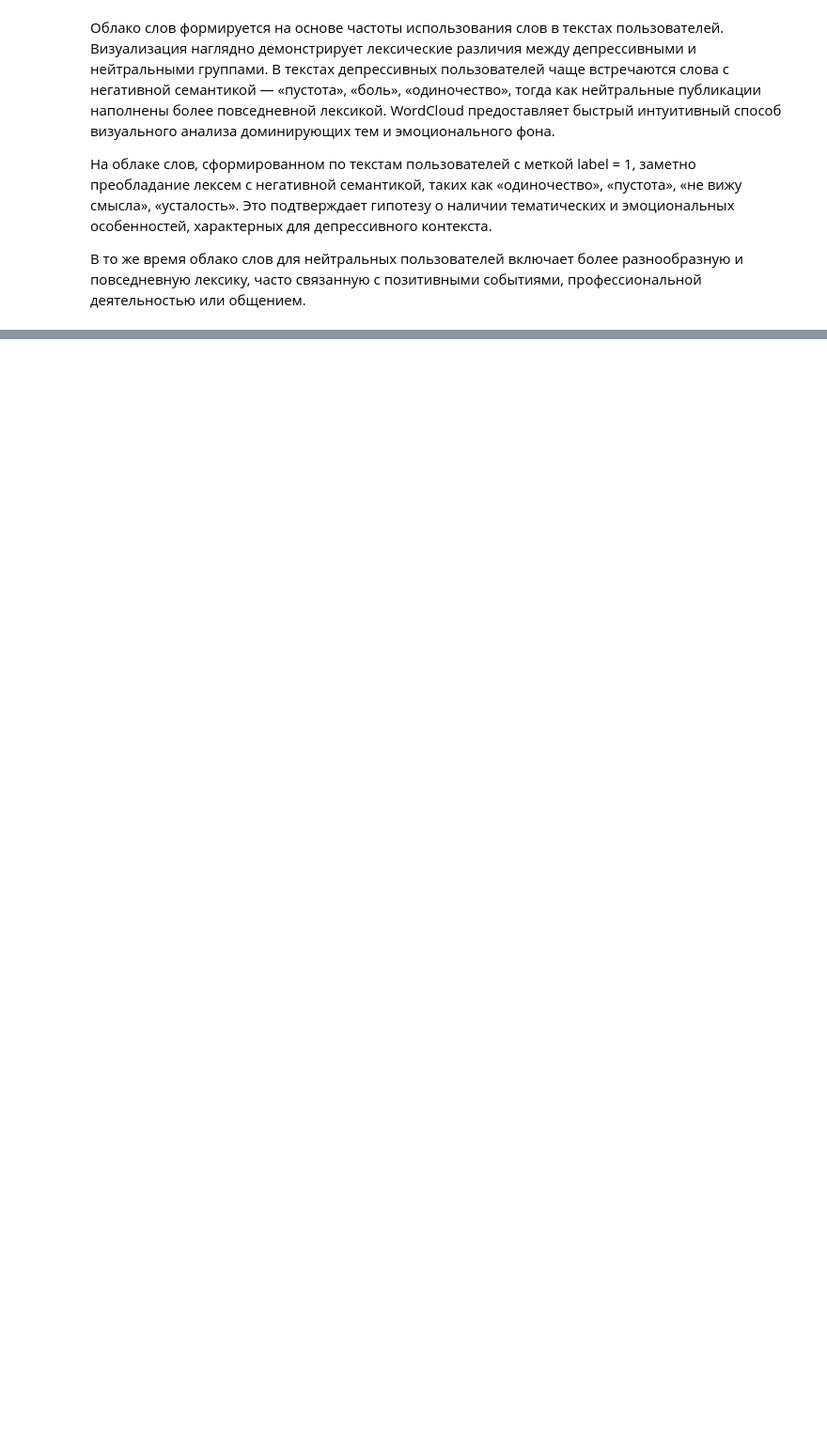
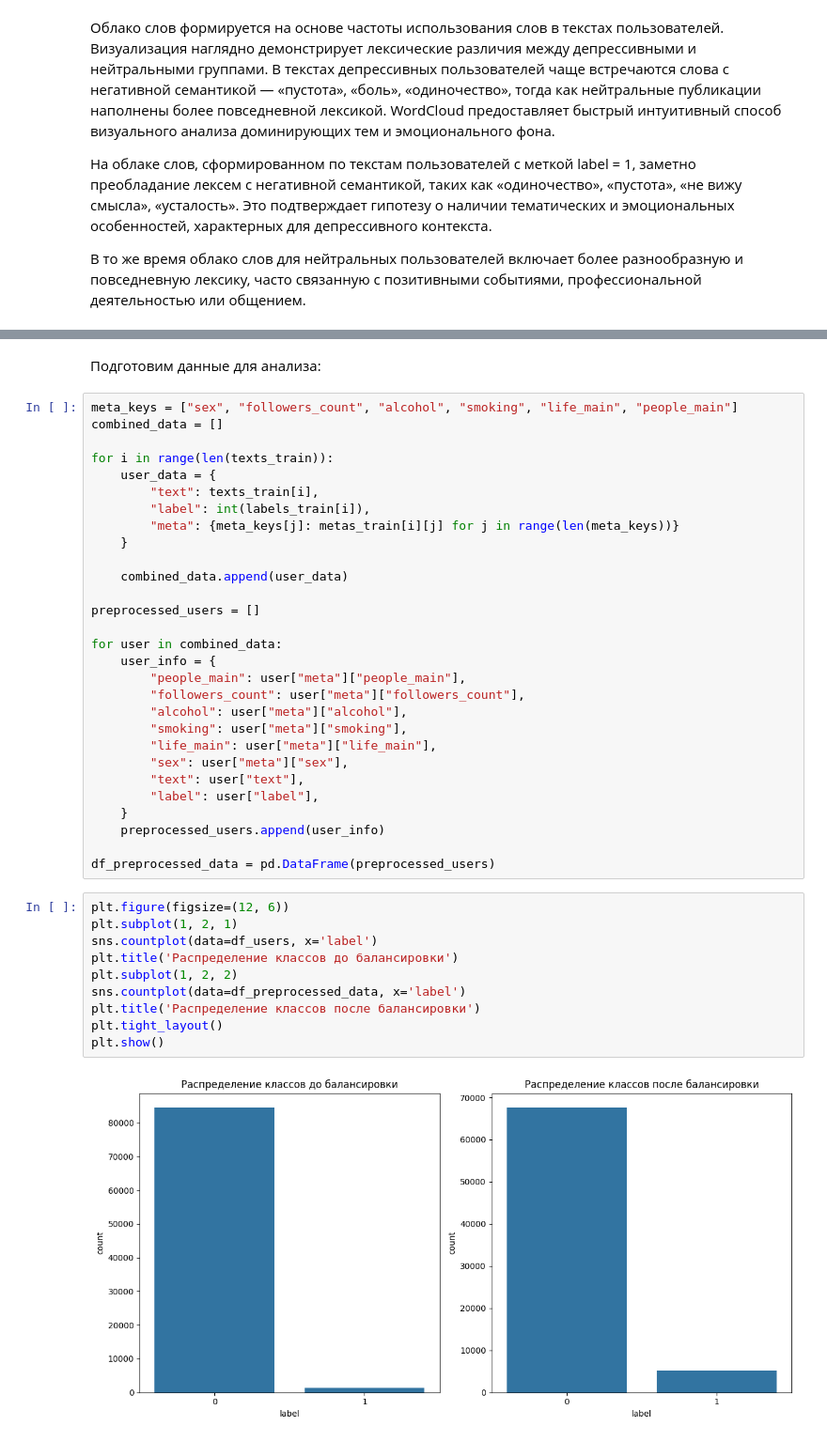
Before and after one commit to johnneon/crawler_of_depressive_context, a Jupyter notebook: data_analyze.ipynb, the cells around one changed output, grey strips where cells are left out. Shown at 94% size. Saved outputs shown, nothing was run; the diff lists cells and outputs as text; blank space fills up the shorter version.

```diff
--- a/data_analyze.ipynb
+++ b/data_analyze.ipynb
@@ -254,0 +322,43 @@ WordCloud(width=800, height=400).generate(text_neu).to_image()
+# %% [markdown]
+Подготовим данные для анализа:
+# %%
+meta_keys = ["sex", "followers_count", "alcohol", "smoking", "life_main", "people_main"]
+combined_data = []
+
+for i in range(len(texts_train)):
+    user_data = {
+        "text": texts_train[i],
+        "label": int(labels_train[i]),
+        "meta": {meta_keys[j]: metas_train[i][j] for j in range(len(meta_keys))}
+    }
+
+    combined_data.append(user_data)
+
+preprocessed_users = []
+
+for user in combined_data:
+    user_info = {
+        "people_main": user["meta"]["people_main"],
+        "followers_count": user["meta"]["followers_count"],
+        "alcohol": user["meta"]["alcohol"],
+        "smoking": user["meta"]["smoking"],
+        "life_main": user["meta"]["life_main"],
+        "sex": user["meta"]["sex"],
+        "text": user["text"],
+        "label": user["label"],
+    }
+    preprocessed_users.append(user_info)
+
+df_preprocessed_data = pd.DataFrame(preprocessed_users)
+# %%
+plt.figure(figsize=(12, 6))
+plt.subplot(1, 2, 1)
+sns.countplot(data=df_users, x='label')
+plt.title('Распределение классов до балансировки')
+plt.subplot(1, 2, 2)
+sns.countplot(data=df_preprocessed_data, x='label')
+plt.title('Распределение классов после балансировки')
+plt.tight_layout()
+plt.show()
+# %% [output]
+[figure, added]
```
Also changed, not shown: parts of 20 cells of this notebook, 7 other files.
